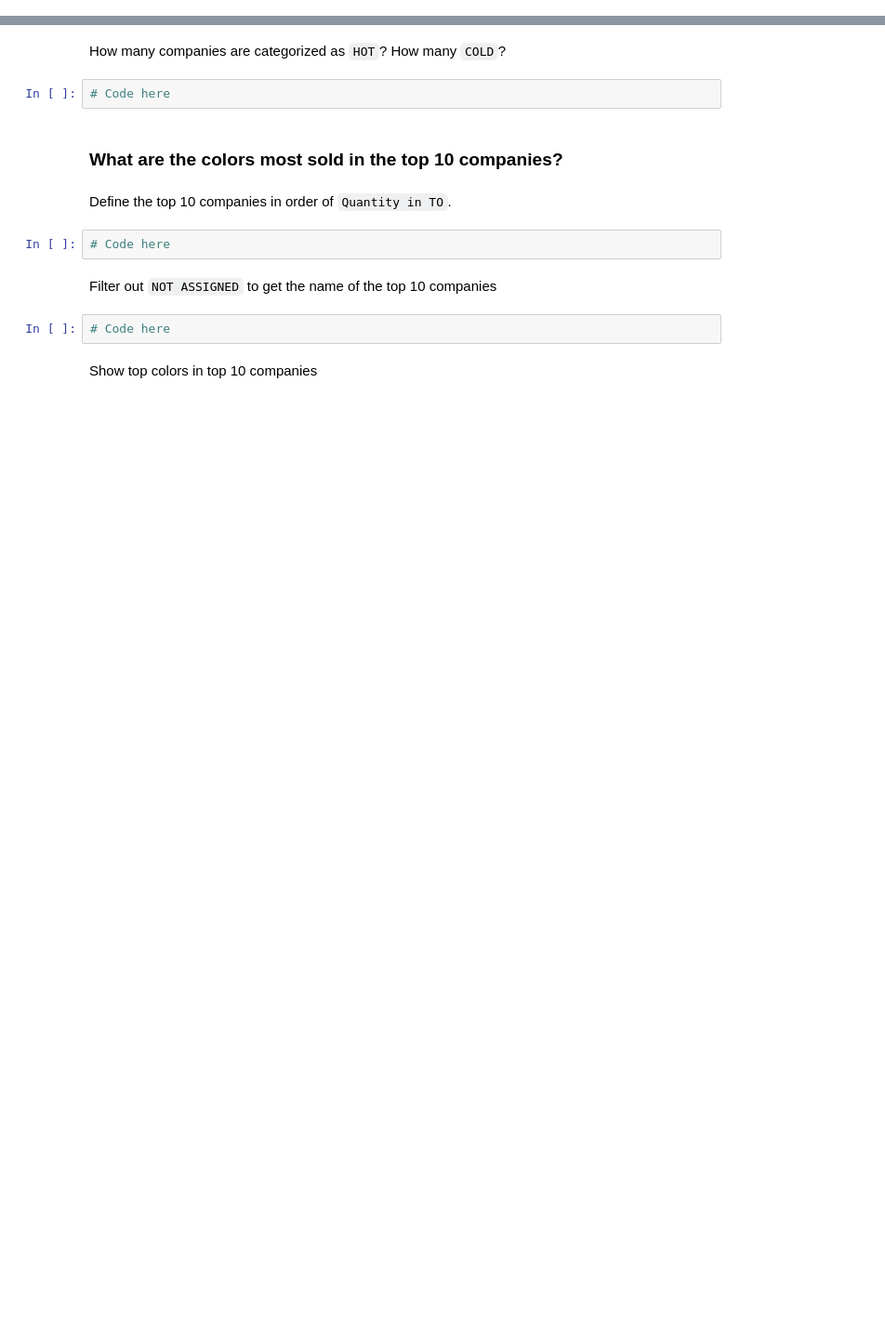
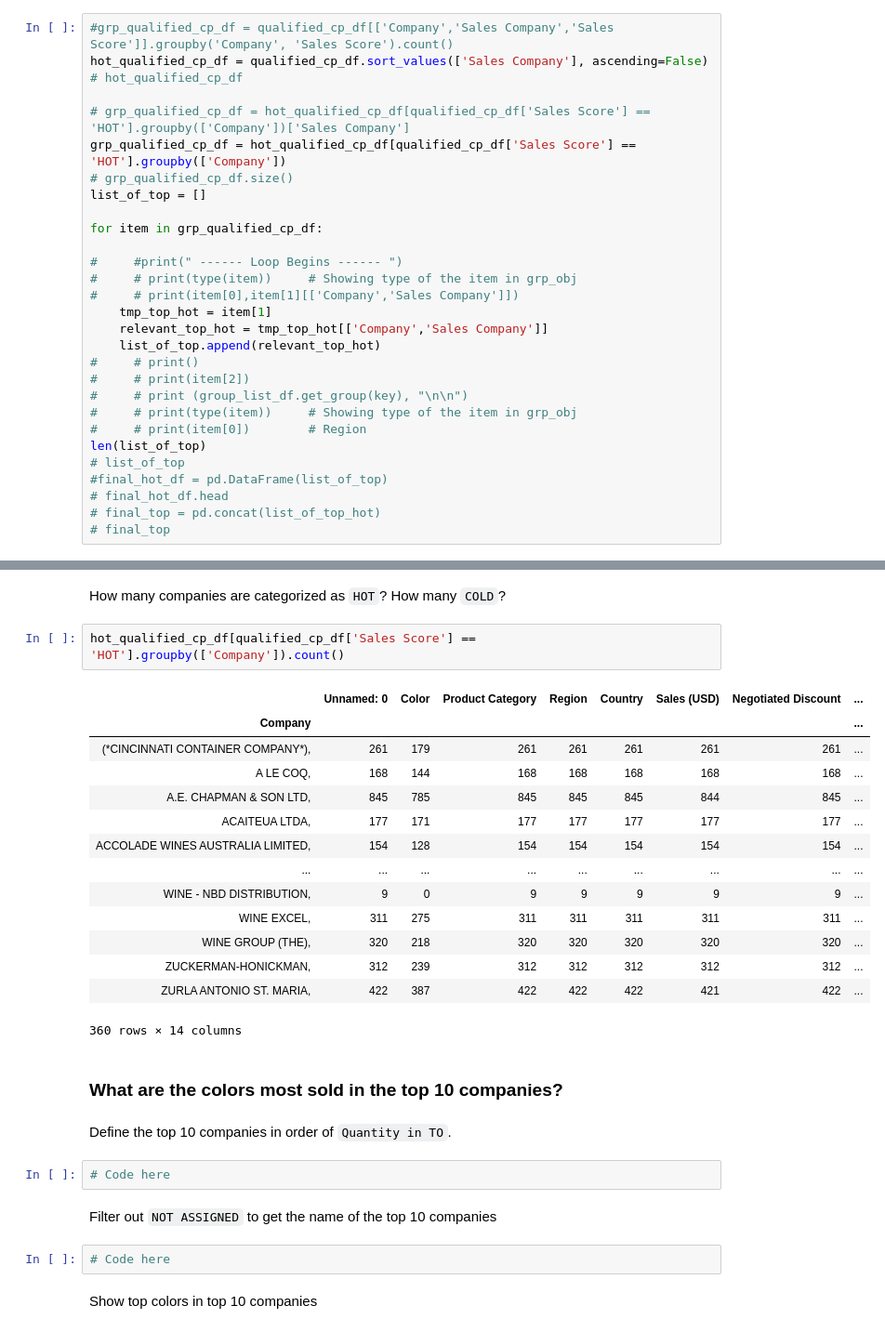
Before and after one commit to jajhonrod1620/datascienceO-I, a Jupyter notebook: First homework - Copy/First homework.ipynb, the cells around one changed output, grey strips where cells are left out. Shown at 93% size. Saved outputs shown, nothing was run; the diff lists cells and outputs as text; blank space fills up the shorter version.

```diff
--- a/First homework - Copy/First homework.ipynb
+++ b/First homework - Copy/First homework.ipynb
@@ -116,0 +388,29 @@ Select top 10 in `HOT` and top 10 `COLD` (exclude companies with 0 TO or no cate
+# %%
+#grp_qualified_cp_df = qualified_cp_df[['Company','Sales Company','Sales Score']].groupby('Company', 'Sales Score').count()
+hot_qualified_cp_df = qualified_cp_df.sort_values(['Sales Company'], ascending=False)
+# hot_qualified_cp_df
+
+# grp_qualified_cp_df = hot_qualified_cp_df[qualified_cp_df['Sales Score'] == 'HOT'].groupby(['Company'])['Sales Company']
+grp_qualified_cp_df = hot_qualified_cp_df[qualified_cp_df['Sales Score'] == 'HOT'].groupby(['Company'])
+# grp_qualified_cp_df.size()
+list_of_top = []
+
+for item in grp_qualified_cp_df:
+
+#     #print(" ------ Loop Begins ------ ")
+#     # print(type(item))     # Showing type of the item in grp_obj
+#     # print(item[0],item[1][['Company','Sales Company']])
+    tmp_top_hot = item[1]
+    relevant_top_hot = tmp_top_hot[['Company','Sales Company']]
+    list_of_top.append(relevant_top_hot)
+#     # print()
+#     # print(item[2])
+#     # print (group_list_df.get_group(key), "\n\n")
+#     # print(type(item))     # Showing type of the item in grp_obj
+#     # print(item[0])        # Region
+len(list_of_top)
+# list_of_top
+#final_hot_df = pd.DataFrame(list_of_top)
+# final_hot_df.head
+# final_top = pd.concat(list_of_top_hot)
+# final_top
@@ -117,7 +436,22 @@ Select top 10 in `HOT` and top 10 `COLD` (exclude companies with 0 TO or no cate
 # %% [markdown]
 How many companies are categorized as `HOT`? How many `COLD`?
-# %%
-# Code here
+# %%
+hot_qualified_cp_df[qualified_cp_df['Sales Score'] == 'HOT'].groupby(['Company']).count()
+# %% [output]
+|  | Unnamed: 0 | Color | Product Category | Region | Country | Sales (USD) | Negotiated Discount | ... |
+| Company |  |  |  |  |  |  |  | ... |
+| (*CINCINNATI CONTAINER COMPANY*), | 261 | 179 | 261 | 261 | 261 | 261 | 261 | ... |
+| A LE COQ, | 168 | 144 | 168 | 168 | 168 | 168 | 168 | ... |
+| A.E. CHAPMAN & SON LTD, | 845 | 785 | 845 | 845 | 845 | 844 | 845 | ... |
+| ACAITEUA LTDA, | 177 | 171 | 177 | 177 | 177 | 177 | 177 | ... |
+| ACCOLADE WINES AUSTRALIA LIMITED, | 154 | 128 | 154 | 154 | 154 | 154 | 154 | ... |
+| ... | ... | ... | ... | ... | ... | ... | ... | ... |
+| WINE - NBD DISTRIBUTION, | 9 | 0 | 9 | 9 | 9 | 9 | 9 | ... |
+| WINE EXCEL, | 311 | 275 | 311 | 311 | 311 | 311 | 311 | ... |
+| WINE GROUP (THE), | 320 | 218 | 320 | 320 | 320 | 320 | 320 | ... |
+| ZUCKERMAN-HONICKMAN, | 312 | 239 | 312 | 312 | 312 | 312 | 312 | ... |
+| ZURLA ANTONIO ST. MARIA, | 422 | 387 | 422 | 422 | 422 | 421 | 422 | ... |
+360 rows × 14 columns
 # %% [markdown]
 ### What are the colors most sold in the top 10 companies?
 # %% [markdown]
```
Also changed, not shown: parts of 53 cells of this notebook, 7 other files.
